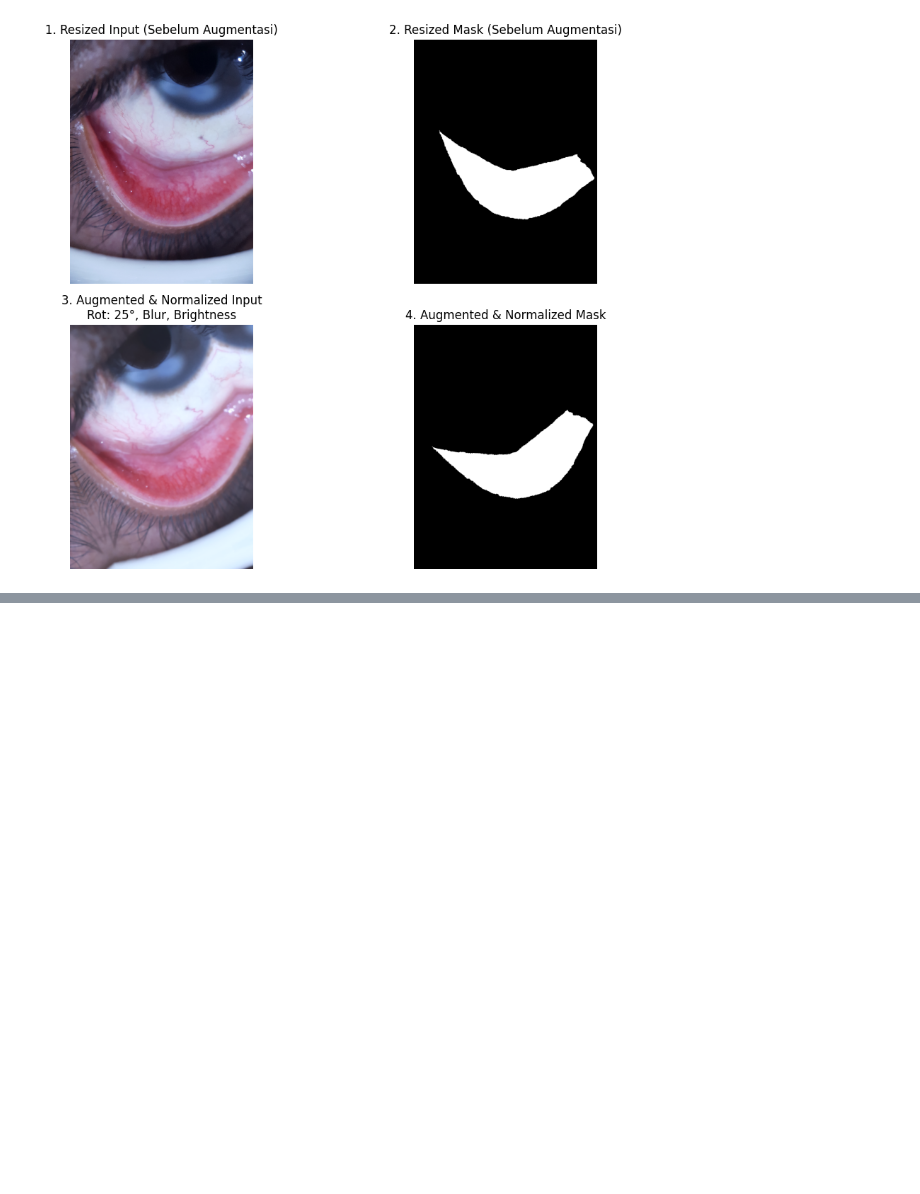
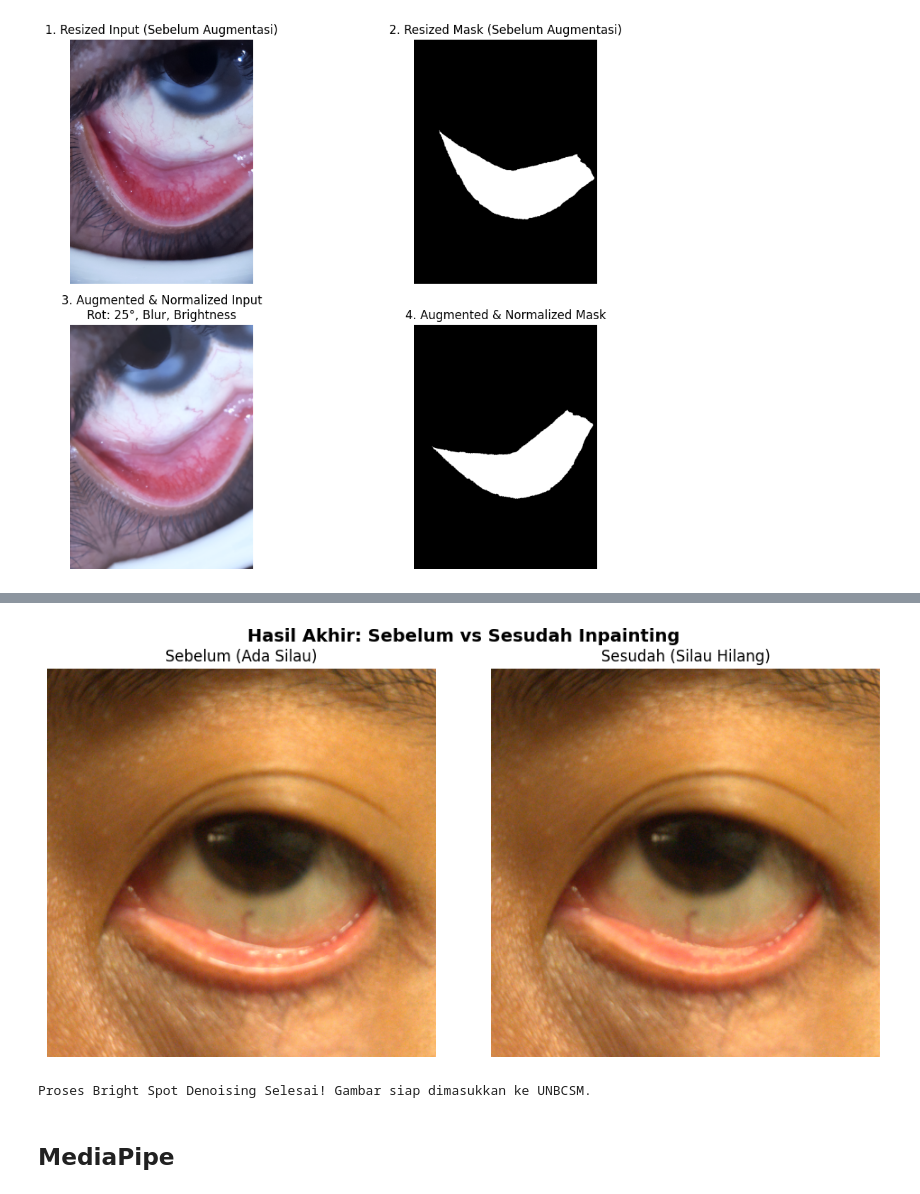
Before and after one commit to dzakwandq/TA, a Jupyter notebook: notebooks/Preprocessing.ipynb, the cells around one changed output, grey strips where cells are left out. Saved outputs shown, nothing was run; the diff lists cells and outputs as text; code cells hidden in the pictures; blank space fills up the shorter version.

```diff
--- a/notebooks/Preprocessing.ipynb
+++ b/notebooks/Preprocessing.ipynb
@@ -180,0 +303,31 @@ Shape Model Input Mask:  (682, 512, 1) | Tipe: float32
+# %%
+import cv2
+import numpy as np
+import matplotlib.pyplot as plt
+import os
+
+def tampilkan_perbandingan(judul_utama, img1, title1, img2, title2, cmap1=None, cmap2=None):
+    """Fungsi helper untuk menampilkan dua gambar berdampingan di Notebook."""
+    fig, axes = plt.subplots(1, 2, figsize=(10, 5))
+    fig.suptitle(judul_utama, fontsize=14, fontweight='bold')
+
+    # Tampilkan Gambar 1
+    if len(img1.shape) == 3: # Jika RGB/BGR
+        axes[0].imshow(cv2.cvtColor(img1, cv2.COLOR_BGR2RGB))
+    else:
+        axes[0].imshow(img1, cmap=cmap1)
+    axes[0].set_title(title1)
+    axes[0].axis('off')
+
+    # Tampilkan Gambar 2
+    if len(img2.shape) == 3:
+        axes[1].imshow(cv2.cvtColor(img2, cv2.COLOR_BGR2RGB))
+    else:
+        axes[1].imshow(img2, cmap=cmap2)
+    axes[1].set_title(title2)
+    axes[1].axis('off')
+
+    plt.tight_layout()
+    plt.show()
+
+print("Sel 1: Library berhasil dimuat.")
@@ -180,0 +485,16 @@ Shape Model Input Mask:  (682, 512, 1) | Tipe: float32
+# %%
+radius_penambalan = 3 # Seberapa jauh area sekitar yang diambil untuk interpolasi
+roi_bersih = cv2.inpaint(roi_mata, mask_silau_dilated, radius_penambalan, cv2.INPAINT_TELEA)
+
+tampilkan_perbandingan(
+    "Hasil Akhir: Sebelum vs Sesudah Inpainting",
+    roi_mata, "Sebelum (Ada Silau)",
+    roi_bersih, "Sesudah (Silau Hilang)"
+)
+
+print("Proses Bright Spot Denoising Selesai! Gambar siap dimasukkan ke UNBCSM.")
+# %% [output]
+[figure, added]
+Proses Bright Spot Denoising Selesai! Gambar siap dimasukkan ke UNBCSM.
+# %% [markdown]
+## MediaPipe
```
Also changed, not shown: parts of 14 cells of this notebook, 2 other files.
